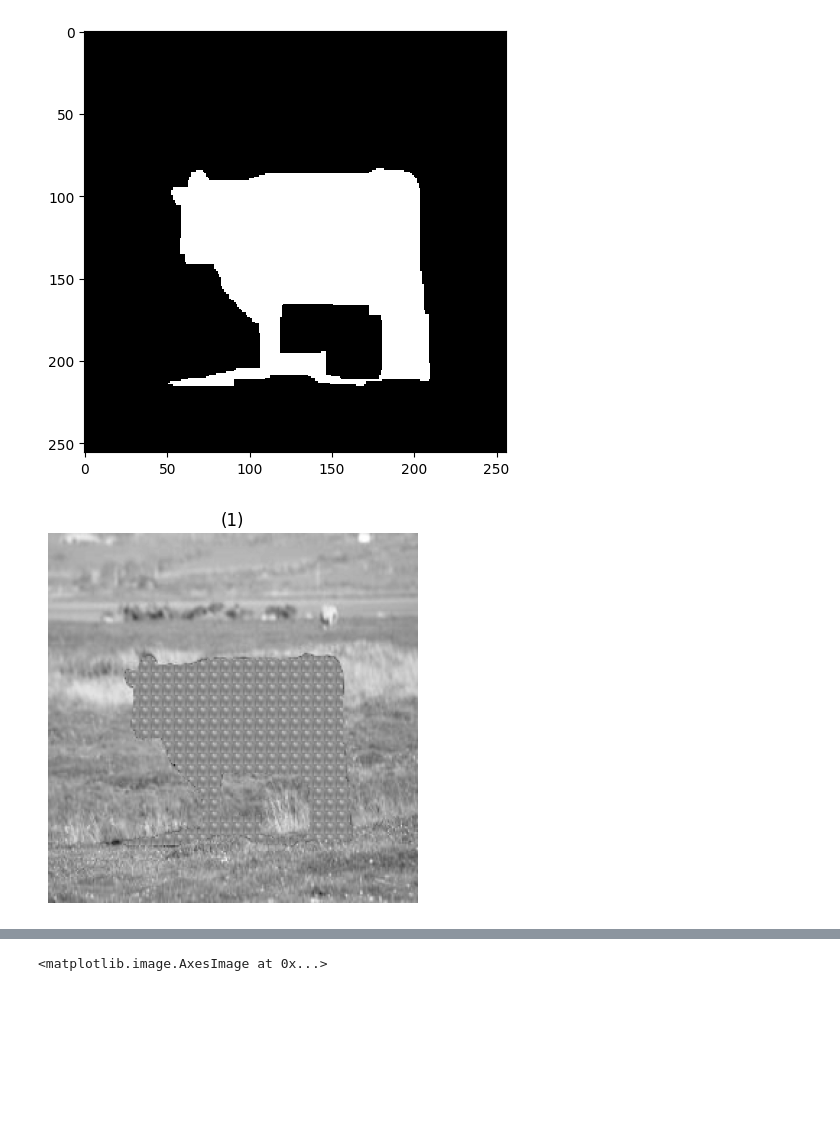
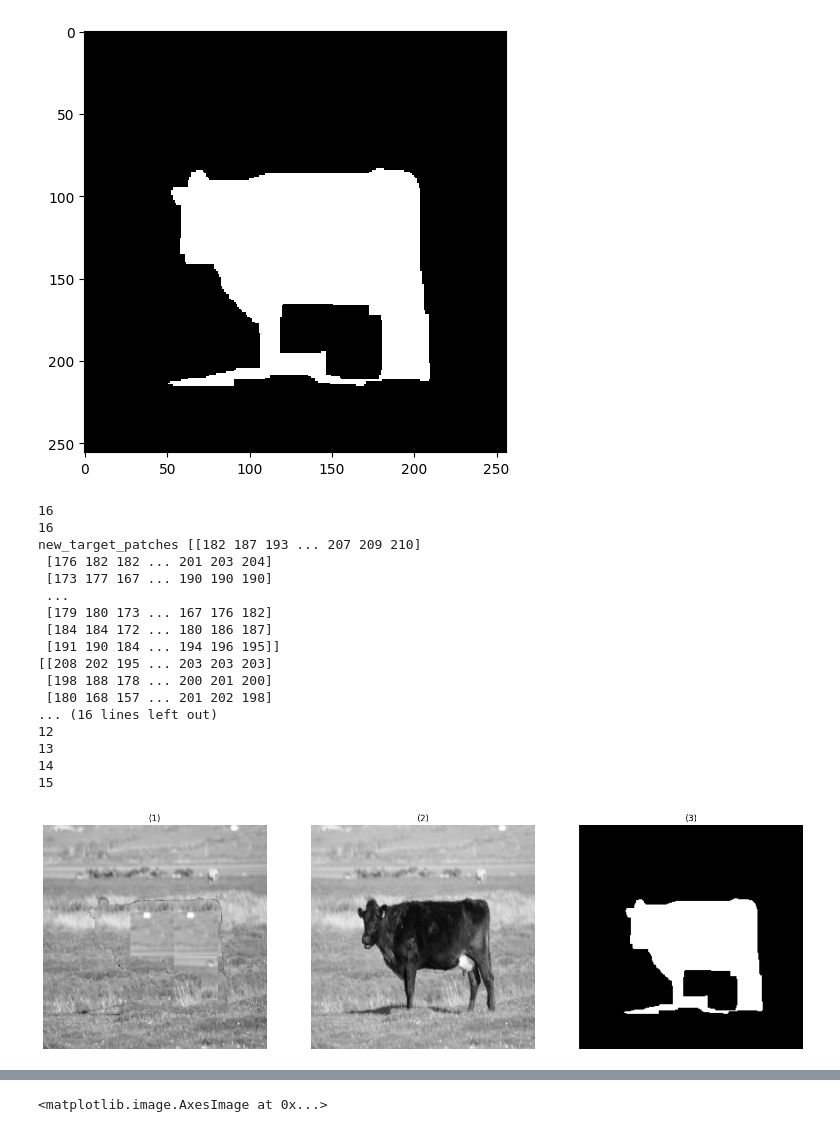
Before and after one commit to Omar-Al-Sharif/Magic-Inpainting, a Jupyter notebook: regionDetection/inpainting_with_detection copy.ipynb, the cells around one changed output, grey strips where cells are left out. Saved outputs shown, nothing was run; the diff lists cells and outputs as text; code cells hidden in the pictures; blank space fills up the shorter version.

Commit message:
first image trial

```diff
--- a/regionDetection/inpainting_with_detection copy.ipynb
+++ b/regionDetection/inpainting_with_detection copy.ipynb
@@ -68,7 +81,7 @@ def findBestFullPatch(target_patches, exemplar_patches,binary_mask_patches, M_ba
     return cp_target_patches
 # %%
 def main(img,binary_mask, overlap=2):
-    patch_size = 8
+    patch_size = 50
     img_in_patches= [img[i:i+patch_size,j:j+patch_size] for i in range(0,img.shape[0]-patch_size+1, overlap) for j in range(0,img.shape[1]-patch_size+1, overlap) ]
     full_binary_mask_patches = [binary_mask[i:i+patch_size,j:j+patch_size] for i in range(0,img.shape[0]-patch_size+1, overlap) for j in range(0,img.shape[1]-patch_size+1, overlap) ]
     #if the patch contains a single 1 then it's subset of the target patch so mark it with 1 in the bit map
@@ -103,9 +116,14 @@ def main(img,binary_mask, overlap=2):
     M_bar_patches=[1-binary_mask_patches[i] for i in range(len(binary_mask_patches))]
     #TO-DO: call implemented functions
     new_target_patches=findBestFullPatch(target_patches,exemplar_patches,binary_mask_patches,M_bar_patches)
+    print(len(new_target_patches))
+    print(len(target_patches))
+    print("new_target_patches",new_target_patches[0])
+    print(new_target_patches[1])
 
     new_img= np.copy(img)
     for target_index, start_row, start_col in target_indices:
+        print(target_index)
         new_img[start_row: start_row+patch_size, start_col:start_col+patch_size]=new_target_patches[target_index]
 
     return new_img
@@ -122,10 +140,28 @@ def main(img,binary_mask, overlap=2):
 binary_mask_test=binary_mask_test[:,:,0]
 grayLevelImg = (rgb2gray(cow_resized_orig)*255).astype('uint8')
 # %%
-newImg= main(grayLevelImg,binary_mask_test, overlap=8)
-show_images([newImg])
+
+newImg= main(grayLevelImg,binary_mask_test, overlap=50)
+show_images([newImg,grayLevelImg,   binary_mask_test])
 # %% [output]
+16
+16
+new_target_patches [[182 187 193 ... 207 209 210]
+ [176 182 182 ... 201 203 204]
+ [173 177 167 ... 190 190 190]
+ ...
+ [179 180 173 ... 167 176 182]
+ [184 184 172 ... 180 186 187]
+ [191 190 184 ... 194 196 195]]
+[[208 202 195 ... 203 203 203]
+ [198 188 178 ... 200 201 200]
+ [180 168 157 ... 201 202 198]
+... (16 lines left out)
+12
+13
+14
+15
-[figure, old version]
+[figure, new version]
 # %%
 newImgOverlap2= main(grayLevelImg,binary_mask_test, overlap=4)
 show_images([newImgOverlap2])
```
Also changed, not shown: parts of 3 cells of this notebook.
